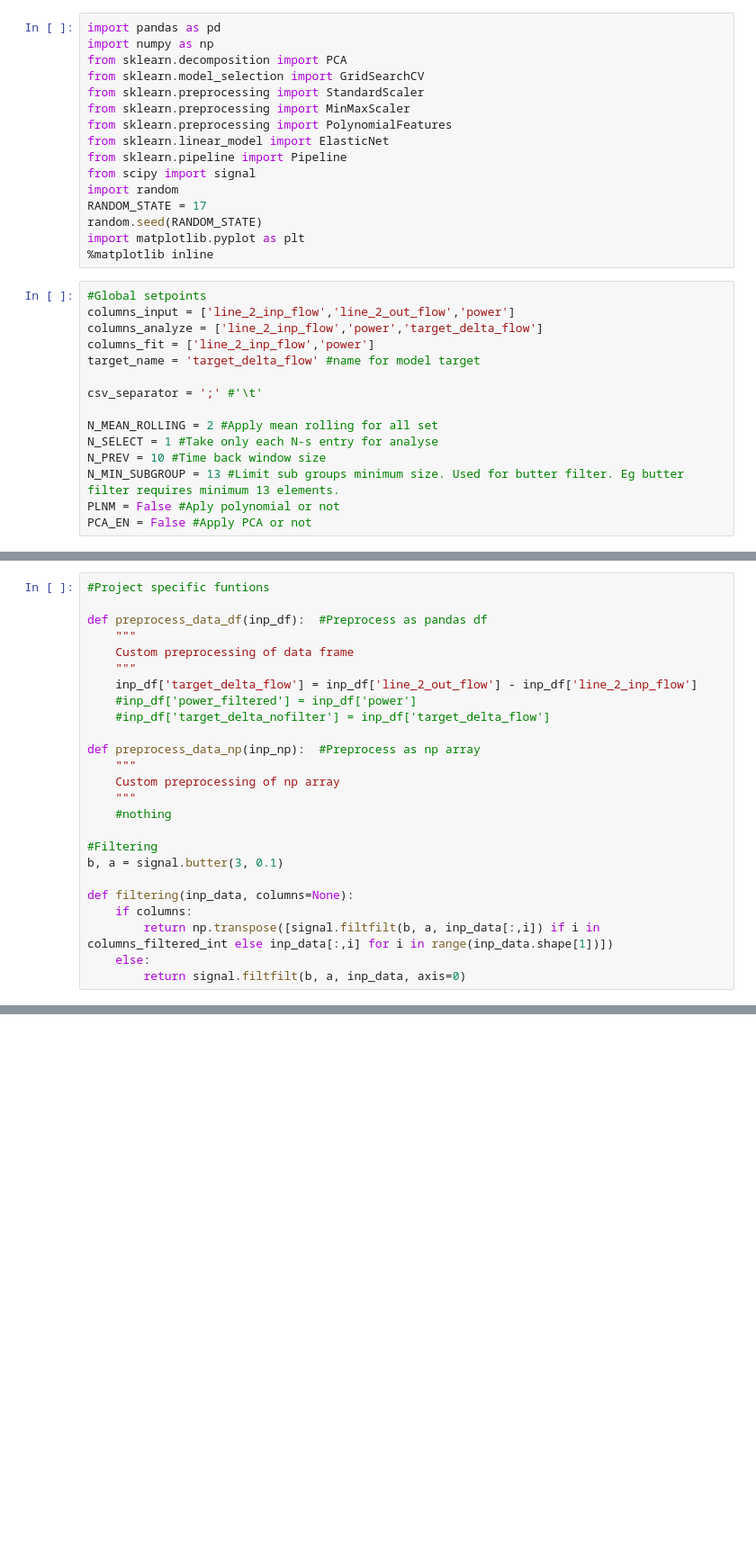
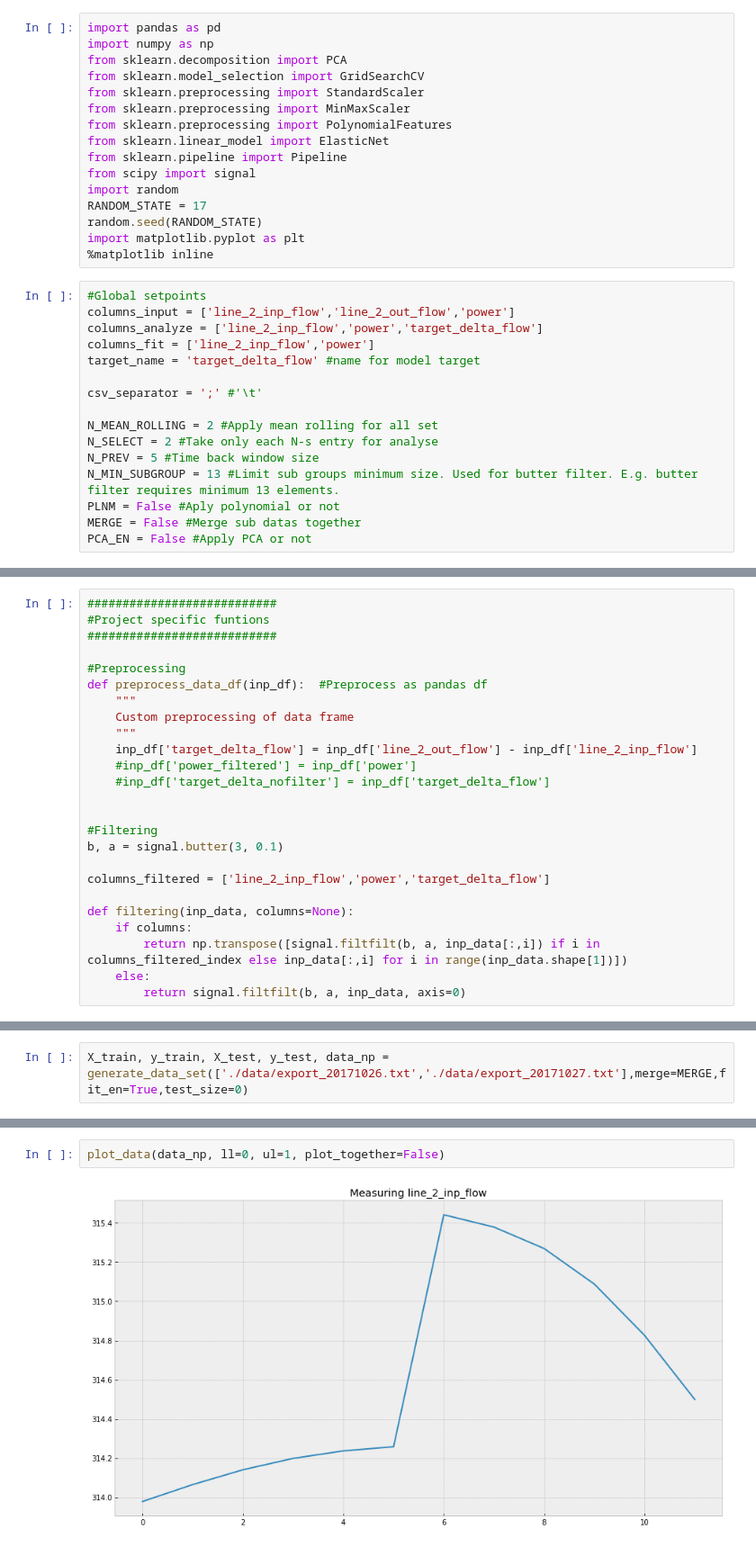
Before and after one commit to tunmustard/fluidguard, a Jupyter notebook: new_pipeline.ipynb, the cells around one changed output, grey strips where cells are left out. Shown at 90% size. Saved outputs shown, nothing was run; the diff lists cells and outputs as text; blank space fills up the shorter version.

```diff
--- a/new_pipeline.ipynb
+++ b/new_pipeline.ipynb
@@ -24,9 +24,10 @@ target_name = 'target_delta_flow' #name for model target
 csv_separator = ';' #'\t'
 
 N_MEAN_ROLLING = 2 #Apply mean rolling for all set
-N_SELECT = 1 #Take only each N-s entry for analyse
-N_PREV = 10 #Time back window size
-N_MIN_SUBGROUP = 13 #Limit sub groups minimum size. Used for butter filter. Eg butter filter requires minimum 13 elements.
+N_SELECT = 2 #Take only each N-s entry for analyse
+N_PREV = 5 #Time back window size
+N_MIN_SUBGROUP = 13 #Limit sub groups minimum size. Used for butter filter. E.g. butter filter requires minimum 13 elements.
 PLNM = False #Aply polynomial or not
+MERGE = False #Merge sub datas together
 PCA_EN = False #Apply PCA or not
 # %%
@@ -35,8 +36,11 @@ pca = PCA(0.99, random_state = RANDOM_STATE)
 scaler = StandardScaler()
 polynom = PolynomialFeatures(degree=2)
 # %%
+###########################
 #Project specific funtions
+###########################
 
+#Preprocessing
 def preprocess_data_df(inp_df):  #Preprocess as pandas df
     """
     Custom preprocessing of data frame
@@ -45,18 +49,15 @@ def preprocess_data_df(inp_df):  #Preprocess as pandas df
     #inp_df['power_filtered'] = inp_df['power']
     #inp_df['target_delta_nofilter'] = inp_df['target_delta_flow']
 
-def preprocess_data_np(inp_np):  #Preprocess as np array
-    """
-    Custom preprocessing of np array
-    """
-    #nothing
 
 #Filtering
 b, a = signal.butter(3, 0.1)
 
+columns_filtered = ['line_2_inp_flow','power','target_delta_flow']
+
 def filtering(inp_data, columns=None):
     if columns:
-        return np.transpose([signal.filtfilt(b, a, inp_data[:,i]) if i in columns_filtered_int else inp_data[:,i] for i in range(inp_data.shape[1])])
+        return np.transpose([signal.filtfilt(b, a, inp_data[:,i]) if i in columns_filtered_index else inp_data[:,i] for i in range(inp_data.shape[1])])
     else:
         return signal.filtfilt(b, a, inp_data, axis=0)
 # %%
@@ -259,0 +302,2 @@ NameError: name 'df' is not defined
+# %%
+X_train, y_train, X_test, y_test, data_np = generate_data_set(['./data/export_20171026.txt','./data/export_20171027.txt'],merge=MERGE,fit_en=True,test_size=0)
@@ -259,0 +314,4 @@ NameError: name 'df' is not defined
+# %%
+plot_data(data_np, ll=0, ul=1, plot_together=False)
+# %% [output]
+[figure, added]
```
Also changed, not shown: parts of 8 cells of this notebook, 1 other file.
